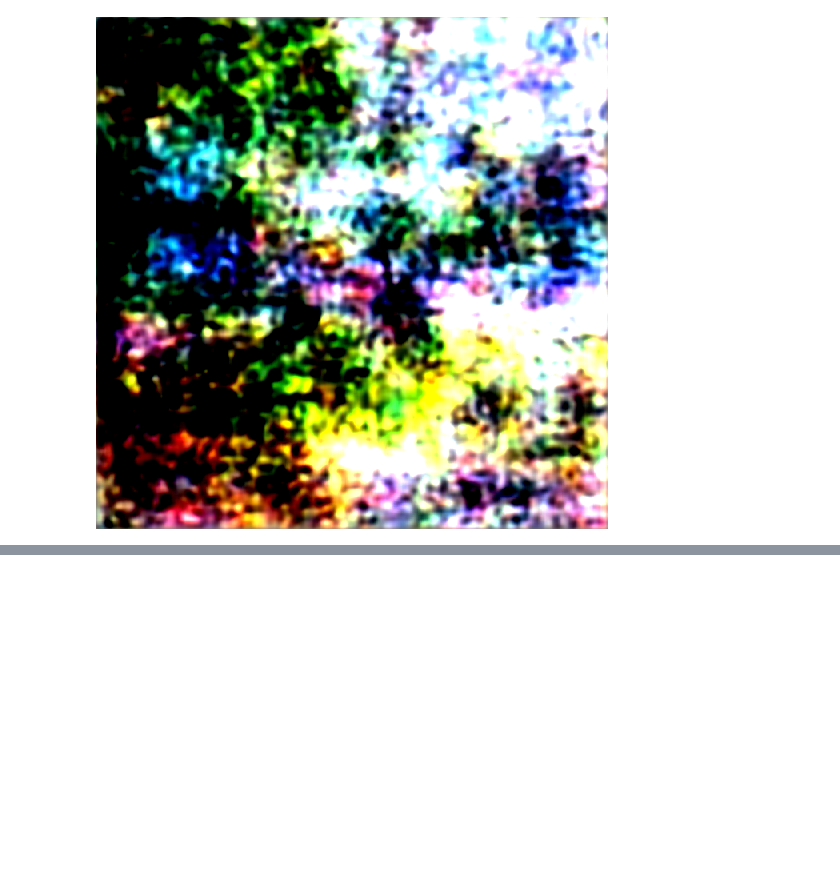
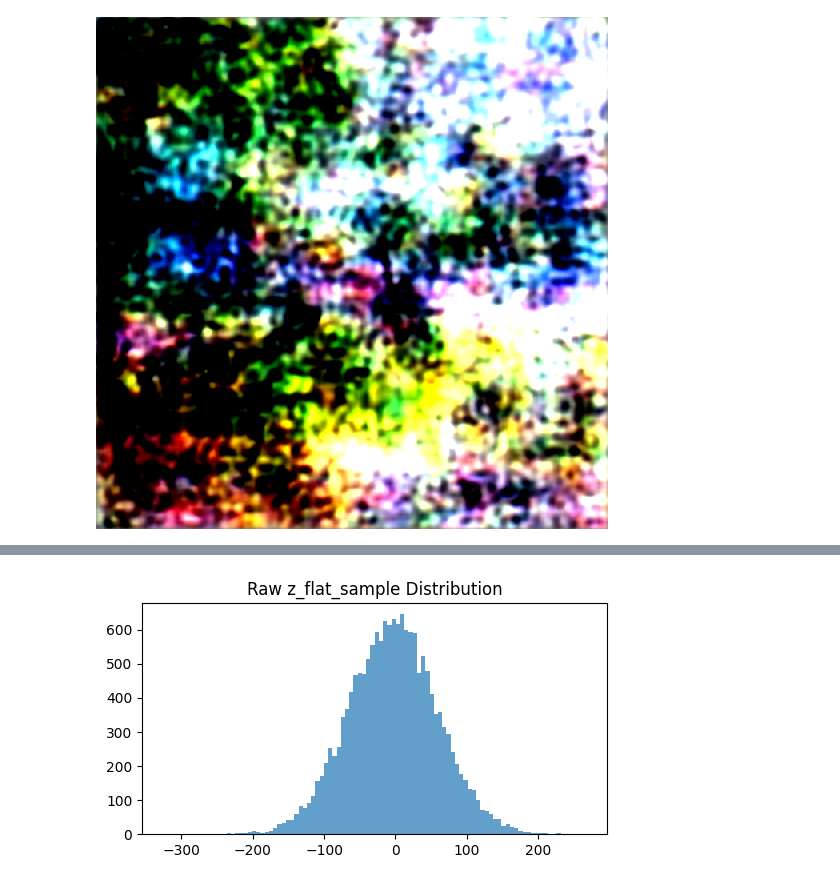
Before and after one commit to Jatin-Khiyani/Visual-Situmlai-Reconstruction-Using-fMRI-and-Deep-Learning, a Jupyter notebook: Image Generation/Reconstruction_of_Image_.ipynb, the cells around one changed output, grey strips where cells are left out. Saved outputs shown, nothing was run; the diff lists cells and outputs as text; code cells hidden in the pictures; blank space fills up the shorter version.

```diff
--- a/Image Generation/Reconstruction_of_Image_.ipynb
+++ b/Image Generation/Reconstruction_of_Image_.ipynb
@@ -204,0 +274,96 @@ display(image_pil)
+# %%
+# ================== DEBUG DIAGNOSTICS ==================
+
+import torch
+import numpy as np
+import matplotlib.pyplot as plt
+from torchvision.transforms.functional import to_pil_image
+
+# 1. DEVICE & MODELS
+print(f"\n[1] DEVICE: {device}")
+print(f"[2] VAE loaded: {vae.__class__.__name__}")
+print(f"    VAE eval mode: {vae.training == False}")
+
+# 2. RAW PREDICTED LATENTS
+# your predicted flat latent is z_flat_sample
+print(f"\n[3] z_flat_sample (raw) shape: {z_flat_sample.shape}")
+print(f"    min/max: {z_flat_sample.min():.4f}/{z_flat_sample.max():.4f}")
+print(f"    mean/std: {z_flat_sample.mean():.4f}/{z_flat_sample.std():.4f}")
+
+# plot raw latent histogram
+plt.figure(figsize=(6,3))
+plt.hist(z_flat_sample, bins=100, alpha=0.7)
+plt.title("Raw z_flat_sample Distribution")
+plt.show()
+
+# 3. RESHAPE
+z_raw = torch.tensor(z_flat_sample, dtype=torch.float32).reshape(1, 4, 64, 64).to(device)
+print(f"\n[4] z_raw tensor shape: {tuple(z_raw.shape)}")
+print(f"    z_raw min/max: {z_raw.min().item():.4f}/{z_raw.max().item():.4f}")
+print(f"    z_raw mean/std: {z_raw.mean().item():.4f}/{z_raw.std().item():.4f}")
+
+# 4. SCALE FOR DECODE
+scale = 0.18215
+z_scaled = z_raw / scale
+print(f"\n[5] After dividing by {scale}:")
+print(f"    z_scaled min/max: {z_scaled.min().item():.4f}/{z_scaled.max().item():.4f}")
+print(f"    z_scaled mean/std: {z_scaled.mean().item():.4f}/{z_scaled.std().item():.4f}")
+
+# overlay histograms raw vs scaled
+plt.figure(figsize=(6,3))
+plt.hist(z_raw.cpu().numpy().flatten(), bins=100, alpha=0.5, label="raw")
+plt.hist(z_scaled.cpu().numpy().flatten(), bins=100, alpha=0.5, label="scaled")
+plt.legend()
+plt.title("Raw vs Scaled Latent Distribution")
+plt.show()
+
+# 5. VAE DECODE
+vae.to(device).eval()
+with torch.no_grad():
+    dec_raw    = vae.decode(z_raw).sample
+    dec_scaled = vae.decode(z_scaled).sample
+
+print(f"\n[6] dec_raw shape: {tuple(dec_raw.shape)}")
+print(f"    dec_scaled shape: {tuple(dec_scaled.shape)}")
+
+# 6. POSTPROCESS & VISUALIZE
+def postproc(x):
+    x = (x.clamp(-1, 1) + 1) / 2
+    return x
+
+img_raw    = postproc(dec_raw).cpu().squeeze(0)
+img_scaled = postproc(dec_scaled).cpu().squeeze(0)
+
+# display side by side
+plt.figure(figsize=(8,4))
+plt.subplot(1,2,1)
+plt.imshow(np.transpose(img_raw.numpy(), (1,2,0)))
+plt.title("Decoded from Raw Latent")
+plt.axis('off')
+
+plt.subplot(1,2,2)
+plt.imshow(np.transpose(img_scaled.numpy(), (1,2,0)))
+plt.title("Decoded from Scaled Latent")
+plt.axis('off')
+plt.show()
+
+# 7. (Optional) REAL LATENT COMPARISON
+try:
+    z_real = np.load("/content/drive/MyDrive/NSD_Dataset/z.npy")  # adjust path
+    print(f"\n[7] z_real shape: {z_real.shape}")
+    print(f"    real mean/std: {z_real.mean():.4f}/{z_real.std():.4f}")
+    from sklearn.metrics import mean_squared_error
+    import scipy.stats as st
+    mse = mean_squared_error(z_real, z_flat_sample)
+    rho = st.pearsonr(z_real, z_flat_sample)[0]
+    print(f"    MSE vs real: {mse:.4f}")
+    print(f"    Pearson ρ vs real: {rho:.4f}")
+except Exception as e:
+    print("\n[7] Skipping real–predicted comparison:", e)
+
+# 8. DIFFUSION SCHEDULER & NOISE (if you use them)
+if 'scheduler' in globals() and 'noise' in globals():
+    print(f"\n[8] Scheduler timesteps: {len(scheduler.timesteps)}")
+    print(f"    Noise tensor shape: {noise.shape}")
+    print(f"    Noise mean/std: {noise.mean().item():.4f}/{noise.std().item():.4f}")
+# %% [output]
@@ -204,0 +377 @@ display(image_pil)
+[figure, added]
```
Also changed, not shown: parts of 8 cells of this notebook.
